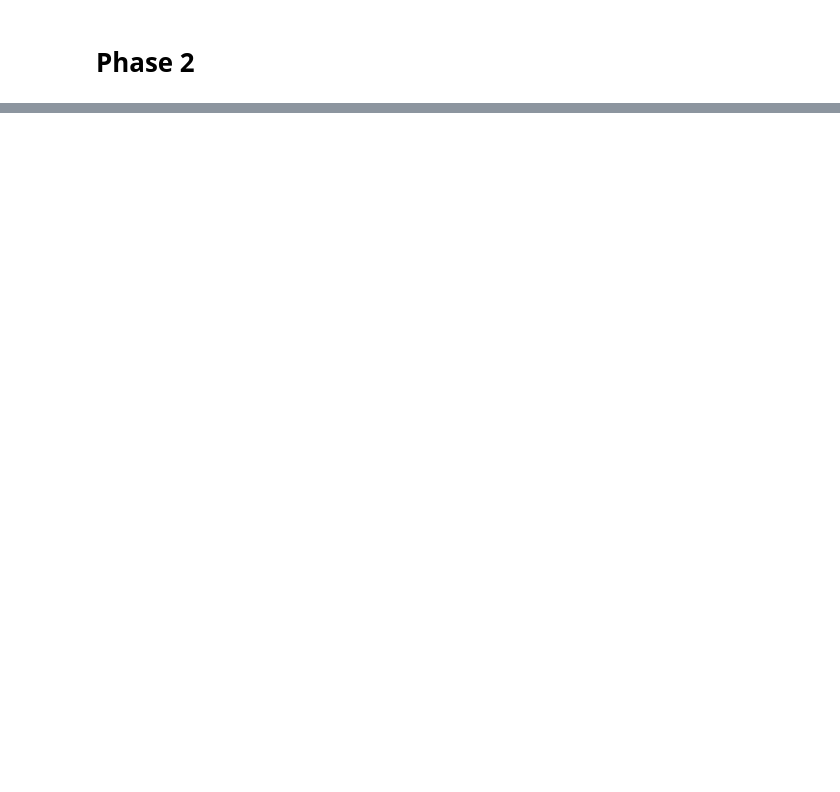
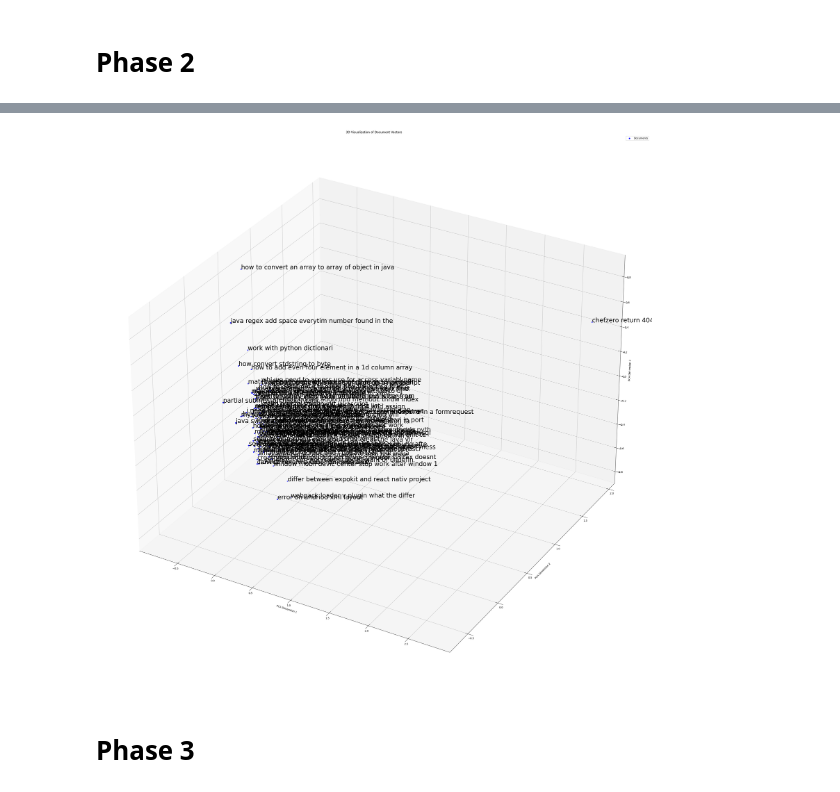
Before and after one commit to Iman9mo/NLP, a Jupyter notebook: project5.ipynb, the cells around one changed output, grey strips where cells are left out. Drawn from its saved outputs; the diff is of its cells as text; code cells hidden in the pictures; blank space fills up the shorter version.

```diff
--- a/project5.ipynb
+++ b/project5.ipynb
@@ -175,0 +223,34 @@ Phase 2 complete. Word2Vec model trained, embeddings visualized, and similarity
+# %%
+from sklearn.decomposition import PCA
+# Visualize document vectors in 3D space
+def visualize_document_vectors(data, num_samples=10):
+    """Visualize document vectors for random samples in 3D space."""
+    # Select random samples
+    sampled_data = data.sample(n=num_samples, random_state=42)
+    vectors = np.array(sampled_data['DocVector'].tolist())
+
+    # Perform PCA to reduce dimensionality to 3D
+    pca = PCA(n_components=3)
+    reduced_vectors = pca.fit_transform(vectors)
+
+    # Plot in 3D space
+    fig = plt.figure(figsize=(50, 40))
+    ax = fig.add_subplot(111, projection='3d')
+
+    ax.scatter(reduced_vectors[:, 0], reduced_vectors[:, 1], reduced_vectors[:, 2], c='blue', label='Documents')
+
+    for i, title in enumerate(sampled_data['Title']):
+        ax.text(reduced_vectors[i, 0], reduced_vectors[i, 1], reduced_vectors[i, 2], title[:50], size=25)
+
+    ax.set_title("3D Visualization of Document Vectors")
+    ax.set_xlabel("PCA Dimension 1")
+    ax.set_ylabel("PCA Dimension 2")
+    ax.set_zlabel("PCA Dimension 3")
+    plt.legend()
+    plt.show()
+
+visualize_document_vectors(train_data, num_samples=100)
+# %% [output]
+[figure, added]
+# %% [markdown]
+# Phase 3
```
Also changed, not shown: parts of 10 cells of this notebook, 4 other files.
